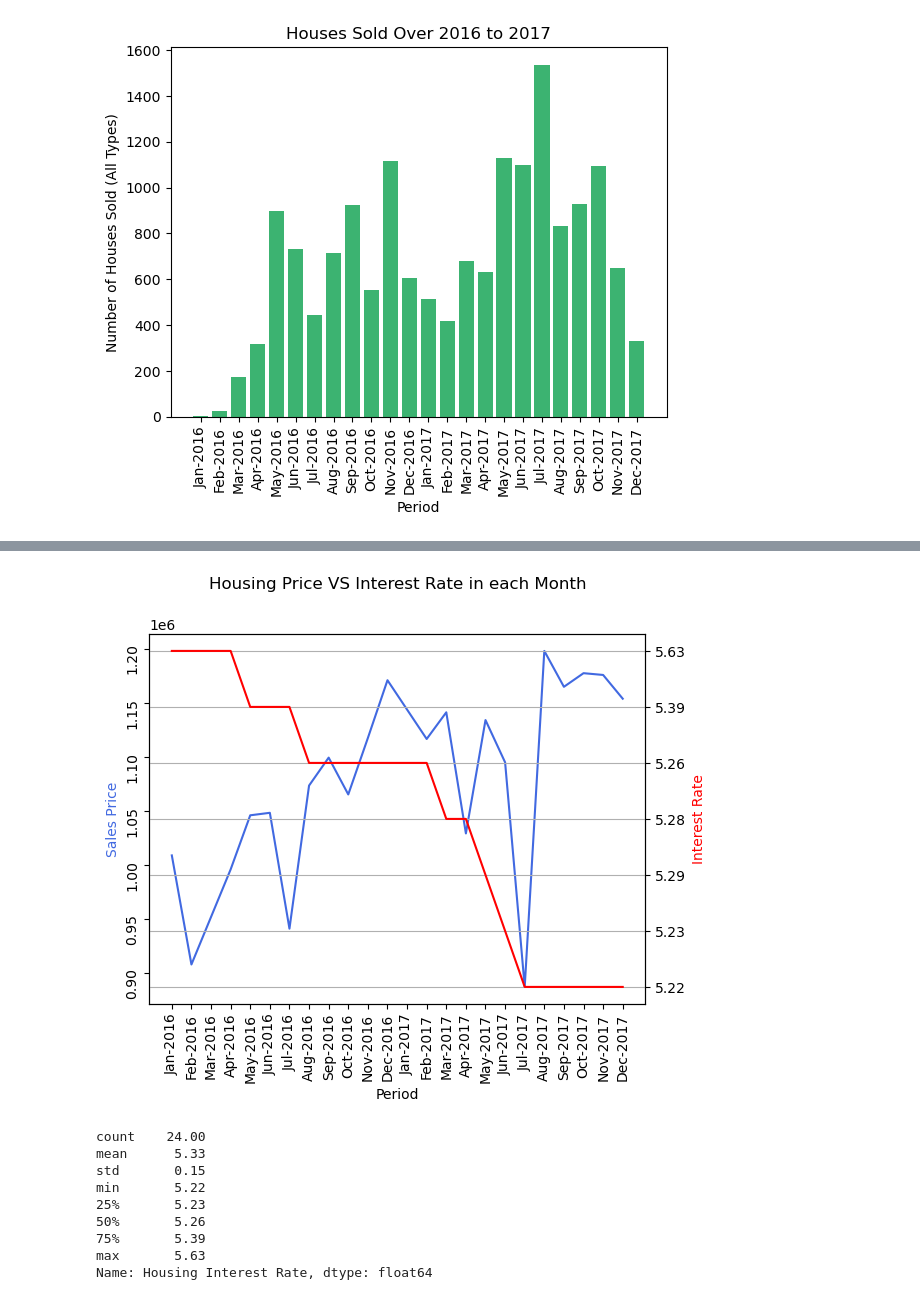
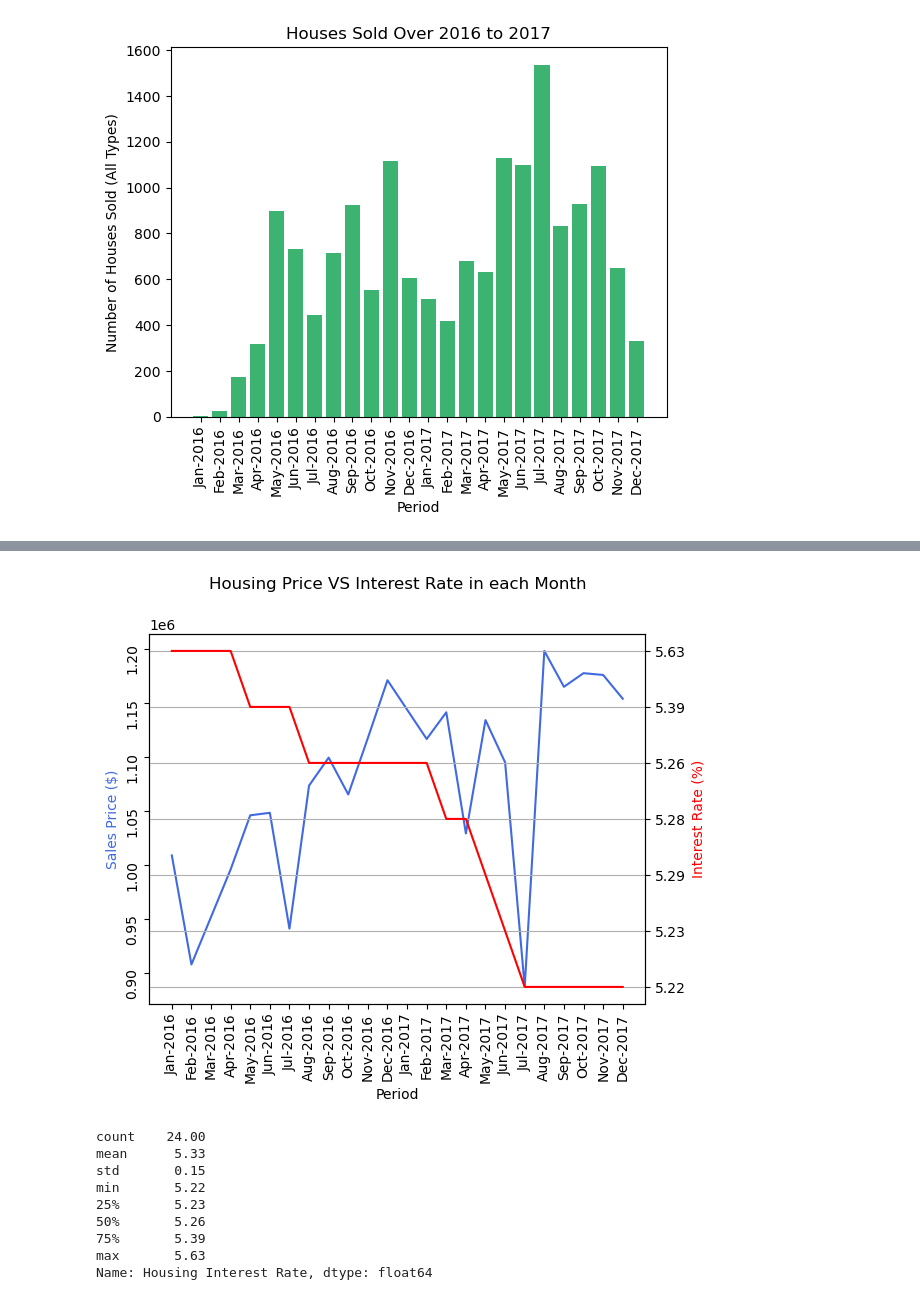
Before and after one commit to Anton0Lee/Project1_grp5, a Jupyter notebook: project1 main codes_Q1.ipynb, the cells around one changed output, grey strips where cells are left out. Cells and saved outputs as stored; diff of their text form; code cells hidden in the pictures.

```diff
--- a/project1 main codes_Q1.ipynb
+++ b/project1 main codes_Q1.ipynb
@@ -246,21 +270,21 @@ plt.grid()
 # %%
 #Plots for Housing price VS Interest rate over time
 price_x=housing_and_irate_df2['Period']
 price_y1=housing_and_irate_df2['Average Price']
 price_y2=housing_and_irate_df2['Housing Interest Rate']
 fig,ax1=plt.subplots()
 ax1.plot(price_x,price_y1,label='Average price',c='royalblue')
 ax2=ax1.twinx()
 ax2.plot(price_x,price_y2,c='r',label='Housing interest rate')
 plt.title ('Housing Price VS Interest Rate in each Month', y=1.1)
 ax1.set_xlabel('Period')
-ax1.set_ylabel('Sales Price',c='royalblue')
-ax2.set_ylabel('Interest Rate', c='r')
+ax1.set_ylabel('Sales Price ($)',c='royalblue')
+ax2.set_ylabel('Interest Rate (%)', c='r')
 ax2.invert_yaxis()
 ax1.tick_params(rotation=90)
 plt.grid()
 # %% [output]
-[figure, old version]
+[figure, new version]
 # %%
 # Housing interest rates stats
 count_y2.astype(float).describe().round(2)
```
Also changed, not shown: parts of 4 cells of this notebook.
